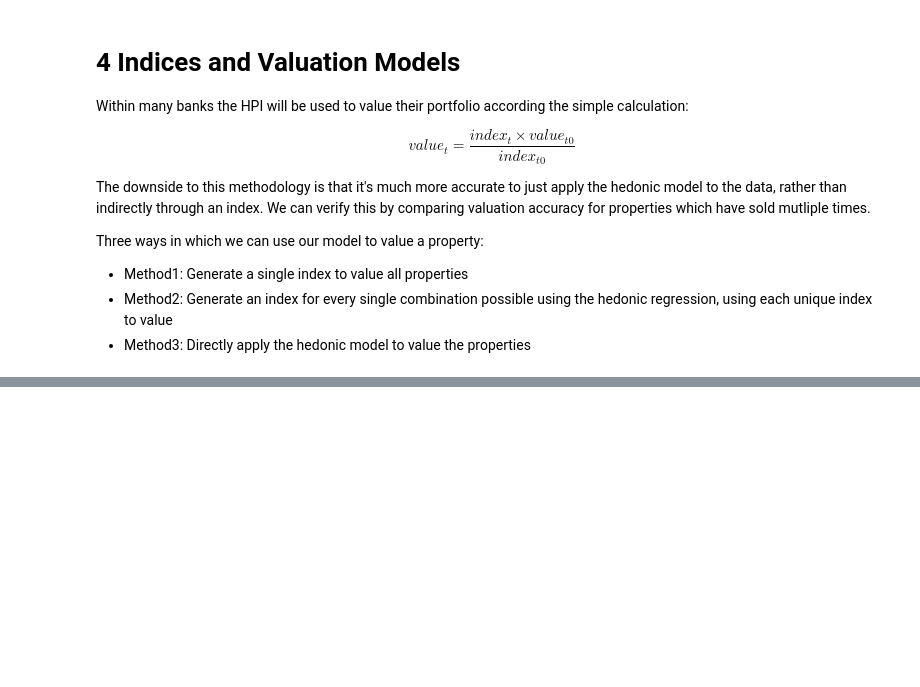
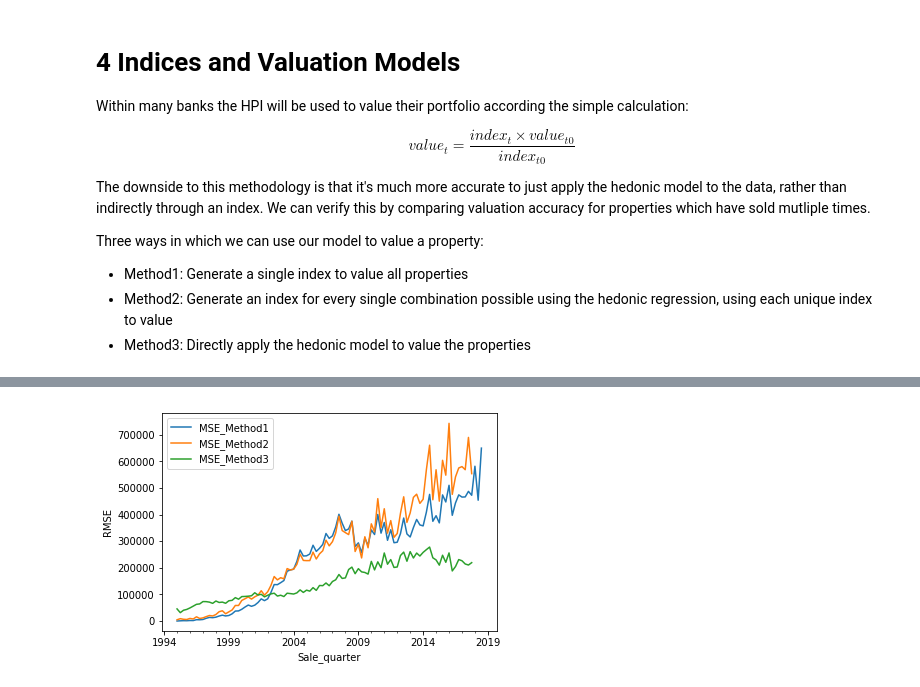
Before and after one commit to Cemlyn/UK-Housing-Market, a Jupyter notebook: House_Price_Index.ipynb, the cells around one changed output, grey strips where cells are left out. Cells and saved outputs as stored; diff of their text form; code cells hidden in the pictures; blank space fills up the shorter version.

```diff
--- a/House_Price_Index.ipynb
+++ b/House_Price_Index.ipynb
@@ -548,0 +608,6 @@ rmse_error
+# %%
+rmse_error.plot()
+plt.ylabel('RMSE')
+plt.show()
+# %% [output]
+[figure, added]
```
Also changed, not shown: parts of 11 cells of this notebook.
